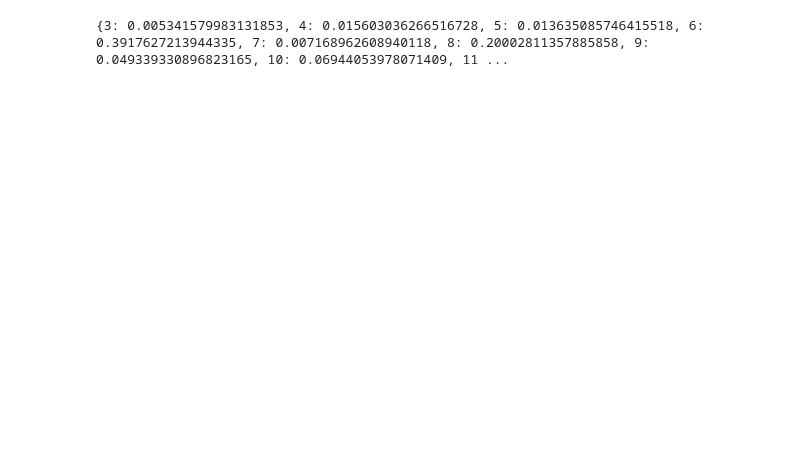
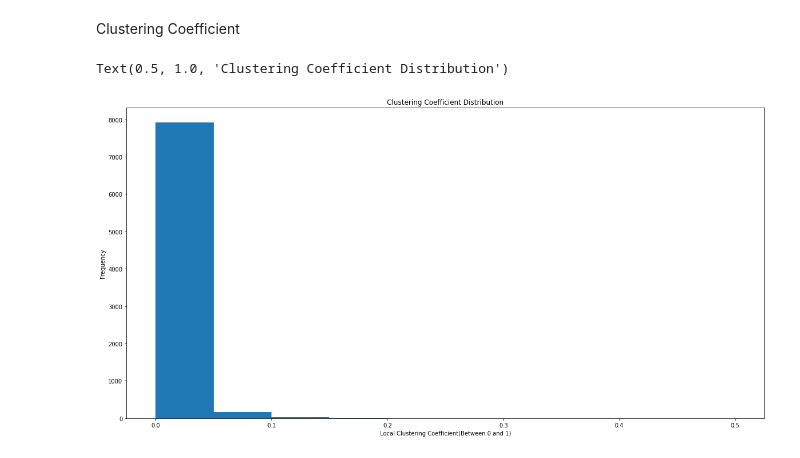
Before and after one commit to visheshagrawal/IR2022_A3_96, a Jupyter notebook: IR_A3_Q1.ipynb, the cells around one changed output. Cells and saved outputs as stored; diff of their text form; code cells hidden in the pictures; blank space fills up the shorter version.

```diff
--- a/IR_A3_Q1.ipynb
+++ b/IR_A3_Q1.ipynb
@@ -52,8 +83,0 @@ inDegreee
-# %%
-for i in graph:
-  ls = graph[i]
-  outDegree[i] = len(ls)
-  for j in ls:
-    inDegree[j]+=1
-
-outDegree[30]
@@ -162,28 +178,34 @@ Text(0, 0.5, 'Value')
-# %%
-# degree centrality measure = No of neighbours connected / (# of nodes -1)
-
-
-degreeCentrality = {}
-n = len(graph)-1
-
-#print(graph)
-
-for i in graph:
-  count = 0
-  neighbours = graph[i]
-  for j in neighbours:
-    for k in neighbours:
-      if j!=k and k in graph[j]:
-        count += 1
-
-  dc = count/n
-  degreeCentrality[i] = dc
-
-print(degreeCentrality)
-
-file = open("dCenterality.txt","w")
-for i in degreeCentrality:
-  file.write("%d : %f\n" %(i,degreeCentrality[i]))
-file.close()
-# %% [output]
-{3: 0.005341579983131853, 4: 0.015603036266516728, 5: 0.013635085746415518, 6: 0.3917627213944335, 7: 0.007168962608940118, 8: 0.20002811357885858, 9: 0.049339330896823165, 10: 0.06944053978071409, 11 ...
+# %% [markdown]
+Clustering Coefficient
+# %%
+clustering_coeff = []
+clustering_coeff_dic={x:0 for x in adj_list}
+# For clustering coeff we find out the neighbourhood of node and see which all nodes are connected in neighbourhood
+for node in adj_list:
+  neigh = adj_list[node]
+  degree = len(neigh)
+  coeff = 0
+  #Checking all points of neighbourhood
+  for j in neigh:
+    for k in neigh:
+      if j!=k and j in adj_list[k]:
+        #Adding points which have an edge
+        coeff+=1
+  # This is for the case when neighbours are not there or only 1 neighbour
+  if degree == 0 or degree == 1:
+    clustering_coeff.append(0)
+  else:
+    #Applying formula, number of connected neighbours divided by total possible outcomes
+    clustering_coeff.append((coeff)/(degree*(degree-1)))
+    clustering_coeff_dic[node]=(coeff)/(degree*(degree-1))
+
+
+plt.figure(figsize=(20, 10))
+# plt.loglog(range(len(clustering_coeff)), clustering_coeff,'go-', label='clustering coefficient')
+plt.hist(clustering_coeff)
+plt.xlabel('Local Clustering Coefficient(Between 0 and 1)')
+plt.ylabel('Frequency')
+plt.title('Clustering Coefficient Distribution')
+# %% [output]
+Text(0.5, 1.0, 'Clustering Coefficient Distribution')
+[figure, added]
```
Also changed, not shown: parts of 27 cells of this notebook.
